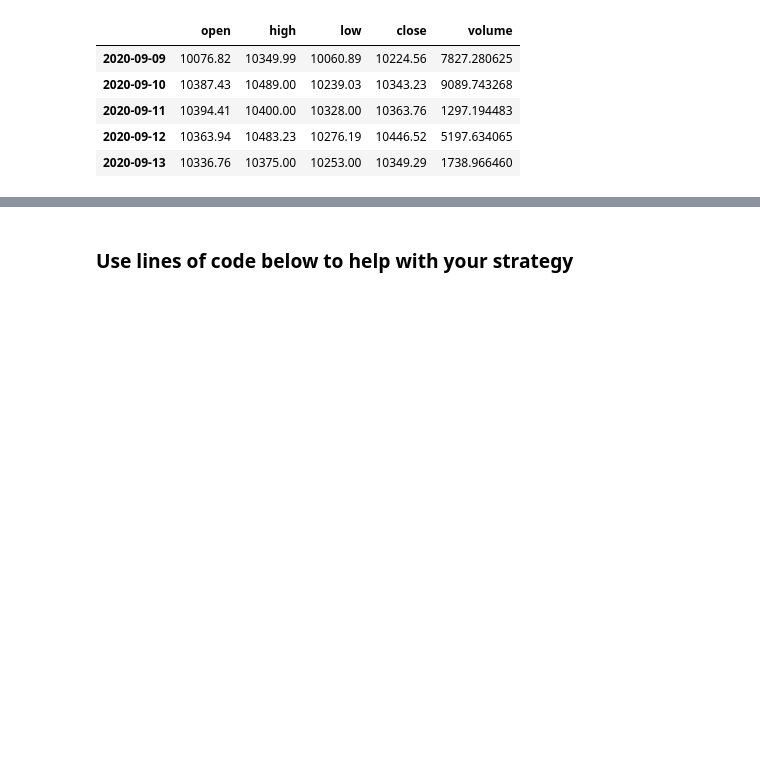
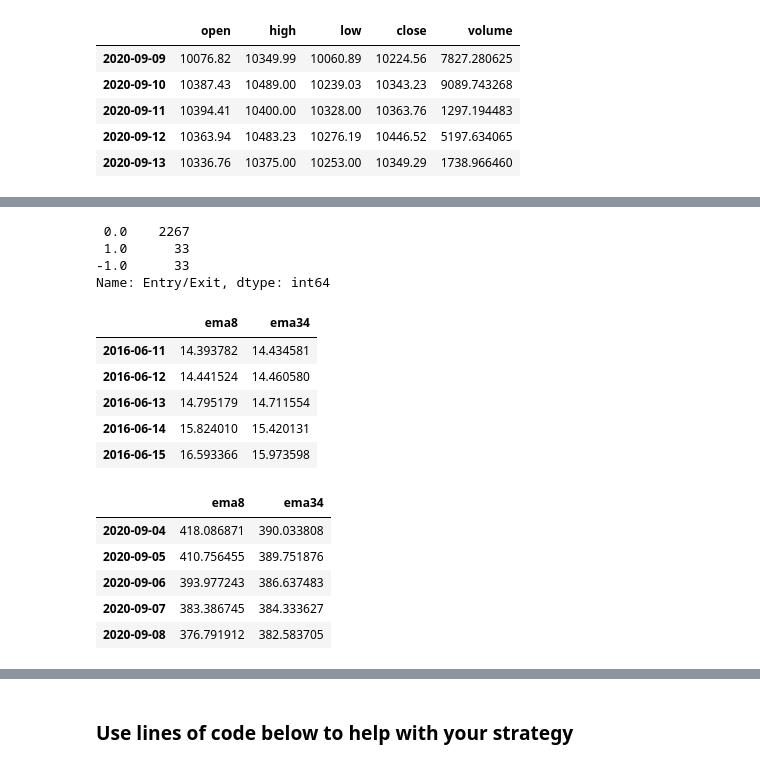
Before and after one commit to baigal17/Project--2-, a Jupyter notebook: Code/Original Data.ipynb, the cells around one changed output, grey strips where cells are left out. Drawn from its saved outputs; the diff is of its cells as text; code cells hidden in the pictures; blank space fills up the shorter version.

```diff
--- a/Code/Original Data.ipynb
+++ b/Code/Original Data.ipynb
@@ -181,0 +303,32 @@ display(btc_testing_dates.head())
+# %%
+# Create the target set selecting the Signal column and assiging it to y
+y = eth_signals['Entry/Exit']
+
+# Review the value counts
+y.value_counts()
+# %% [output]
+ 0.0    2267
+ 1.0      33
+-1.0      33
+Name: Entry/Exit, dtype: int64
+# %%
+# Generate the X_train and y_train DataFrames
+X_train = X.loc[training_startdate:training_enddate]
+y_train = y.loc[pd.to_datetime("2016-06-11").date():training_enddate]
+
+
+display(X_train.head(5))
+display(X_train.tail(5))
+# %% [output]
+|  | ema8 | ema34 |
+| 2016-06-11 | 14.393782 | 14.434581 |
+| 2016-06-12 | 14.441524 | 14.460580 |
+| 2016-06-13 | 14.795179 | 14.711554 |
+| 2016-06-14 | 15.824010 | 15.420131 |
+| 2016-06-15 | 16.593366 | 15.973598 |
+|  | ema8 | ema34 |
+| 2020-09-04 | 418.086871 | 390.033808 |
+| 2020-09-05 | 410.756455 | 389.751876 |
+| 2020-09-06 | 393.977243 | 386.637483 |
+| 2020-09-07 | 383.386745 | 384.333627 |
+| 2020-09-08 | 376.791912 | 382.583705 |
```
Also changed, not shown: parts of 19 cells of this notebook, 1 other file.
